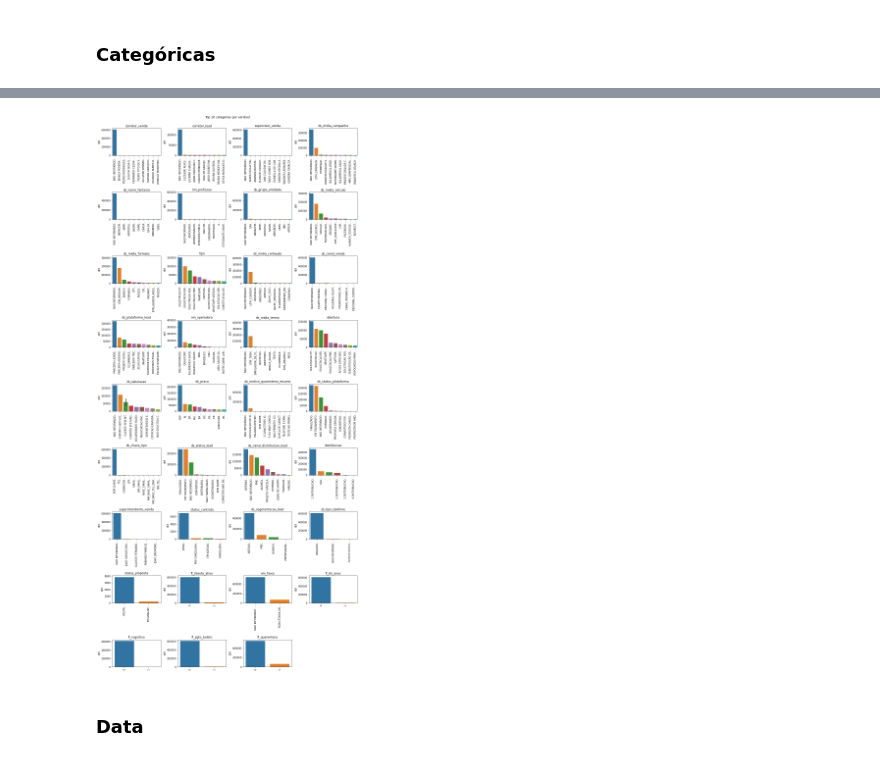
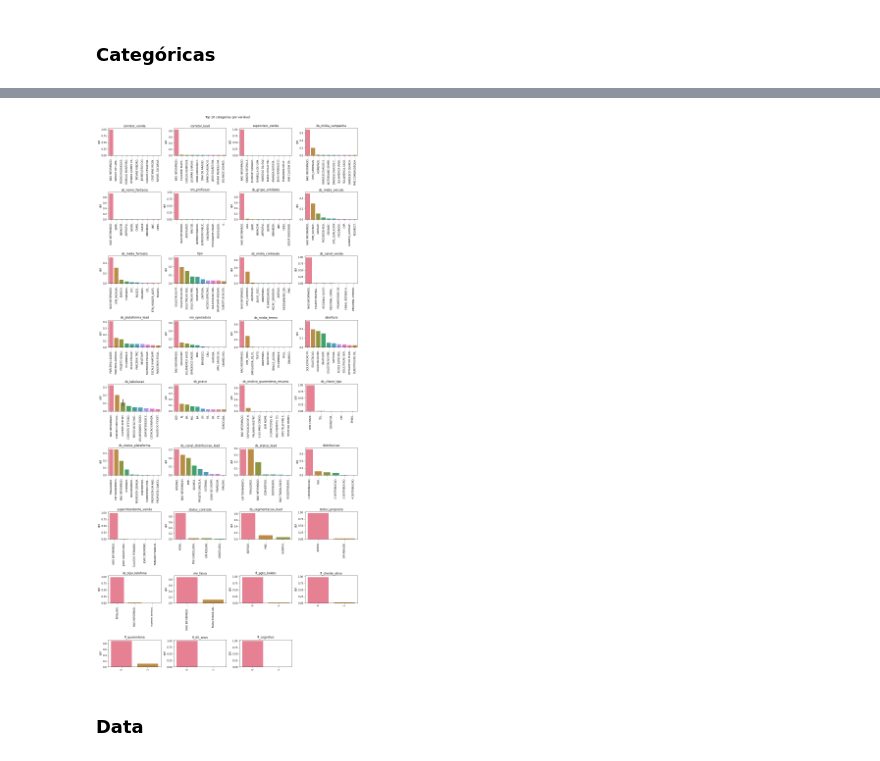
Before and after one commit to maetthil/DART, a Jupyter notebook: content/report.ipynb, the cells around one changed output, grey strips where cells are left out. Saved outputs shown, nothing was run; the diff lists cells and outputs as text; code cells hidden in the pictures.

```diff
--- a/content/report.ipynb
+++ b/content/report.ipynb
@@ -9,6 +10,7 @@
 import os
 import sys
 import glob
+import math
 import warnings
 import numpy as np
 import seaborn as sns
@@ -27,11 +29,20 @@ pd.set_option('display.max_colwidth', None)
 pd.set_option('display.max_columns', None)
 pd.set_option('display.max_rows', None)
 
+# COMMENT THIS LINE BEFORE BUILD
+DATASET_PATH = '../leads_processed_data/'
+
 DATASET_INFO_PATH = glob.glob(os.path.join(DATASET_PATH, '*.yaml'))[0]
 conf_dict = read_config_file(DATASET_INFO_PATH)
 df = read_dataset(conf_dict, DATASET_PATH)
 
-df, numerical, categorical, categorical_dt, datetime, identifier, target = infer_column_types(df, conf_dict)
+df_original, numerical, categorical, categorical_dt, datetime, identifier, target = infer_column_types(df, conf_dict)
+
+SAMPLE_SIZE = 10000
+if len(df_original) > SAMPLE_SIZE:
+    df = df_original.sample(SAMPLE_SIZE)
+else:
+    df = df_original
 # %% [markdown]
 ### Dimensão dos dados (linhas, colunas)
 # %%
@@ -167,7 +184,7 @@ fig = plt.figure(figsize = (16, 7))
 
 for idx, var in enumerate(numerical, 1):
     ax = fig.add_subplot(2, 4, idx)
-    sns.boxplot(y=var, data=df[[var]], ax=ax, palette='flare')
+    sns.boxplot(y=var, data=df[[var]], ax=ax, palette='deep')
     ax.set(ylabel='', xlabel=var)
 
 fig.suptitle('Boxplot das variáveis numéricas')
@@ -184,7 +227,7 @@ fig = plt.figure(figsize=(10, 5))
 data = df[categorical].nunique().to_frame(name='Qtd')
 data = data.reset_index().sort_values(by='Qtd', ascending=False)
 
-ax = sns.barplot(y='Qtd', x='index', data=data)
+ax = sns.barplot(y='Qtd', x='index', data=data, palette='magma_r')
 ax.set(xlabel='', title='Quantidade de valores únicos (categorias)')
 ax.tick_params(axis='x', rotation=90)
 
@@ -195,23 +238,24 @@ glue("categorical_unique_plot", fig, display=False)
 # %%
 fig = plt.figure(figsize=(15, 35))
 
 for idx, var in enumerate(categorical, 1):
     ax = fig.add_subplot(10, 4, idx)
     data = df[var].value_counts()[:10]
     data = data.to_frame().reset_index()
     data.columns = ['categoria', 'qtd']
+    data['qtd'] = data['qtd'].apply(lambda x: x/sum(data['qtd']))
     data.categoria = data.categoria.apply(lambda x: f"{x[:15]}..." if isinstance(x, str) else x)
 
-    sns.barplot(x='categoria', y='qtd', data=data, ax=ax)
+    sns.barplot(x='categoria', y='qtd', data=data, ax=ax, palette=sns.color_palette("husl", 8))
     ax.set_xticklabels(ax.get_xticklabels(), rotation = 90)
     ax.set(xlabel="", title=var)
 
 fig.suptitle('Top 10 categorias por variável', y=1)
 fig.tight_layout()
 
 glue("categorical_top_categories_plot", fig, display=False)
 # %% [output]
 [interactive output not drawn]
-[figure, old version]
+[figure, new version]
 # %% [markdown]
 ### Data
```
Also changed, not shown: parts of 35 cells of this notebook, 16 other files.
